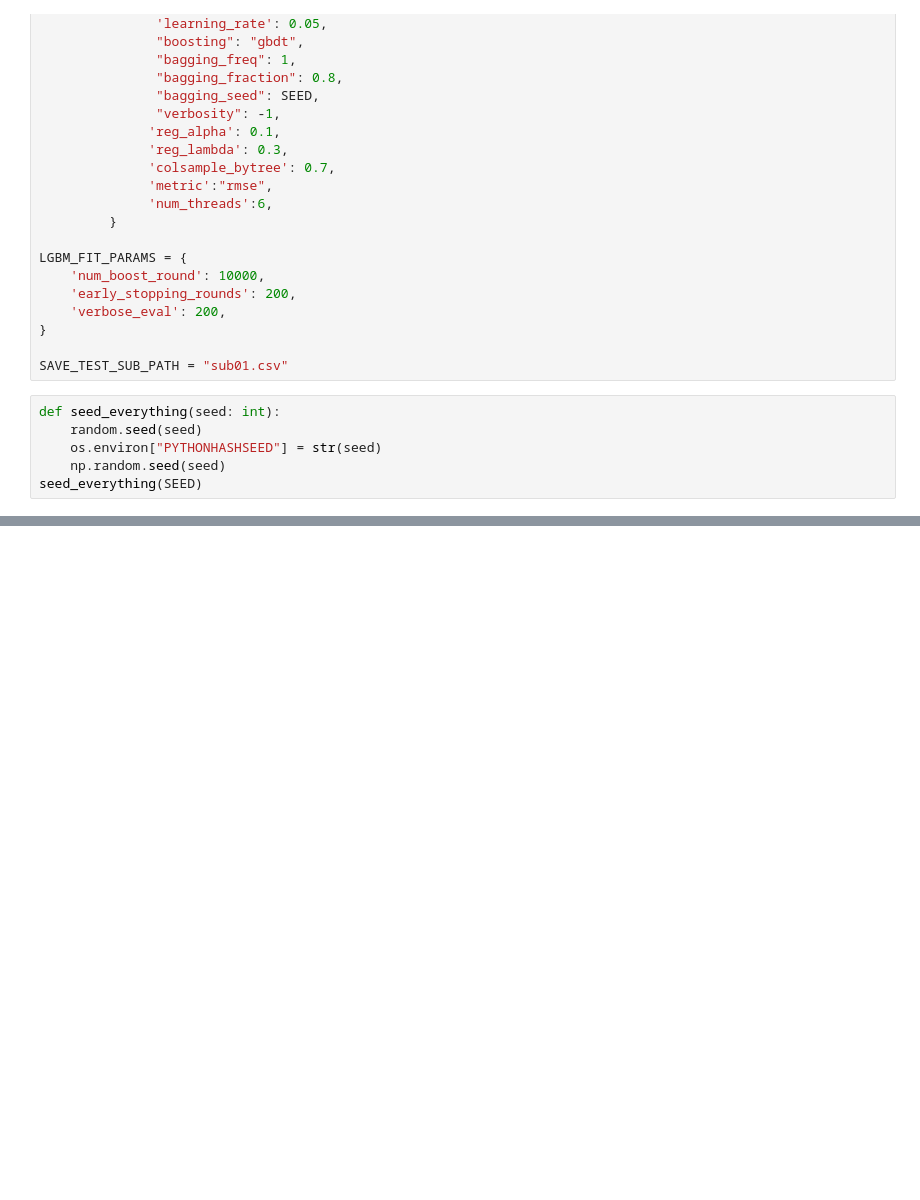
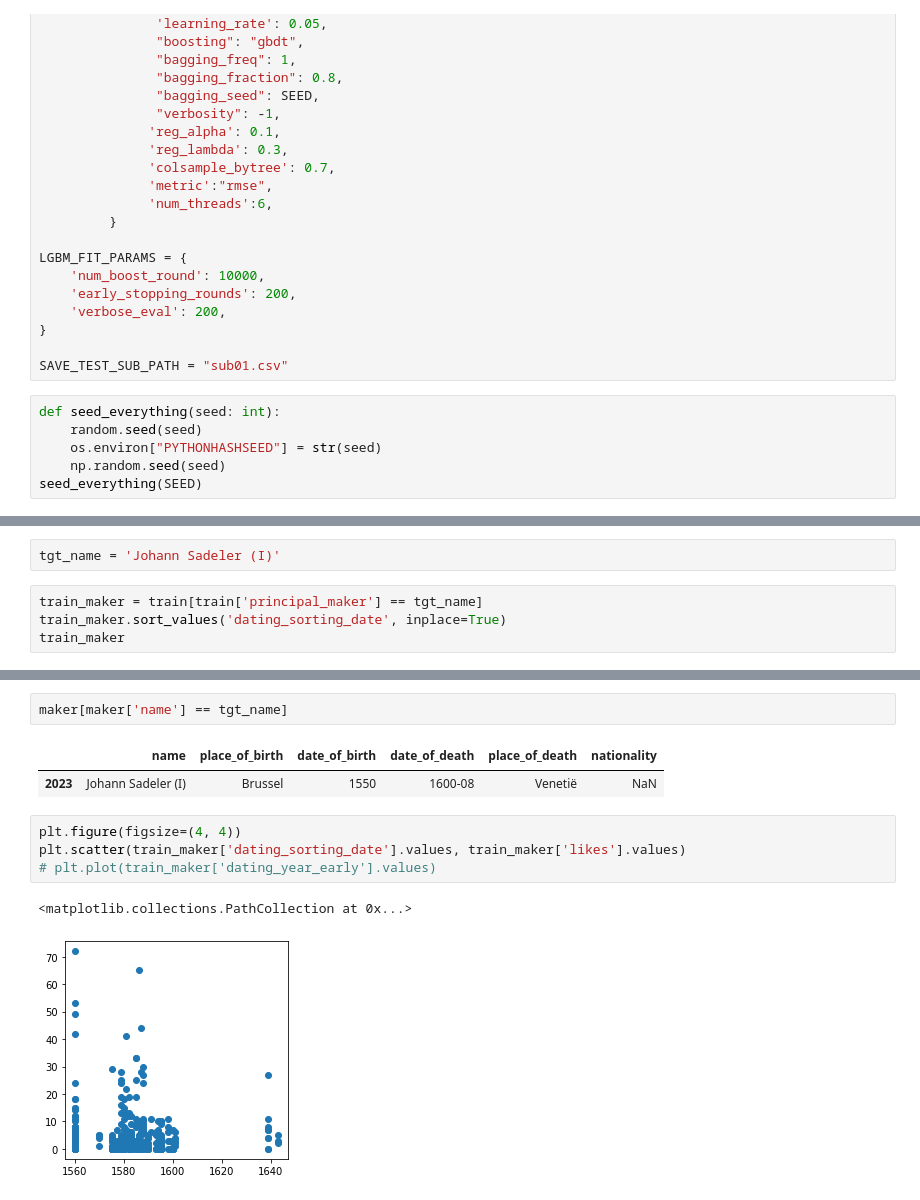
Before and after one commit to root4kaido/atma10, a Jupyter notebook: eda_01.ipynb, the cells around one changed output, grey strips where cells are left out. Saved outputs shown, nothing was run; the diff lists cells and outputs as text; blank space fills up the shorter version.

```diff
--- a/eda_01.ipynb
+++ b/eda_01.ipynb
@@ -152,0 +128,6 @@ Name: 5884, dtype: object
+# %%
+tgt_name = 'Johann Sadeler (I)'
+# %%
+train_maker = train[train['principal_maker'] == tgt_name]
+train_maker.sort_values('dating_sorting_date', inplace=True)
+train_maker
@@ -152,0 +151,12 @@ Name: 5884, dtype: object
+# %%
+maker[maker['name'] == tgt_name]
+# %% [output]
+|  | name | place_of_birth | date_of_birth | date_of_death | place_of_death | nationality |
+| 2023 | Johann Sadeler (I) | Brussel | 1550 | 1600-08 | Venetië | NaN |
+# %%
+plt.figure(figsize=(4, 4))
+plt.scatter(train_maker['dating_sorting_date'].values, train_maker['likes'].values)
+# plt.plot(train_maker['dating_year_early'].values)
+# %% [output]
+<matplotlib.collections.PathCollection at 0x...>
+[figure, added]
```
Also changed, not shown: parts of 29 cells of this notebook, 9 other files.
